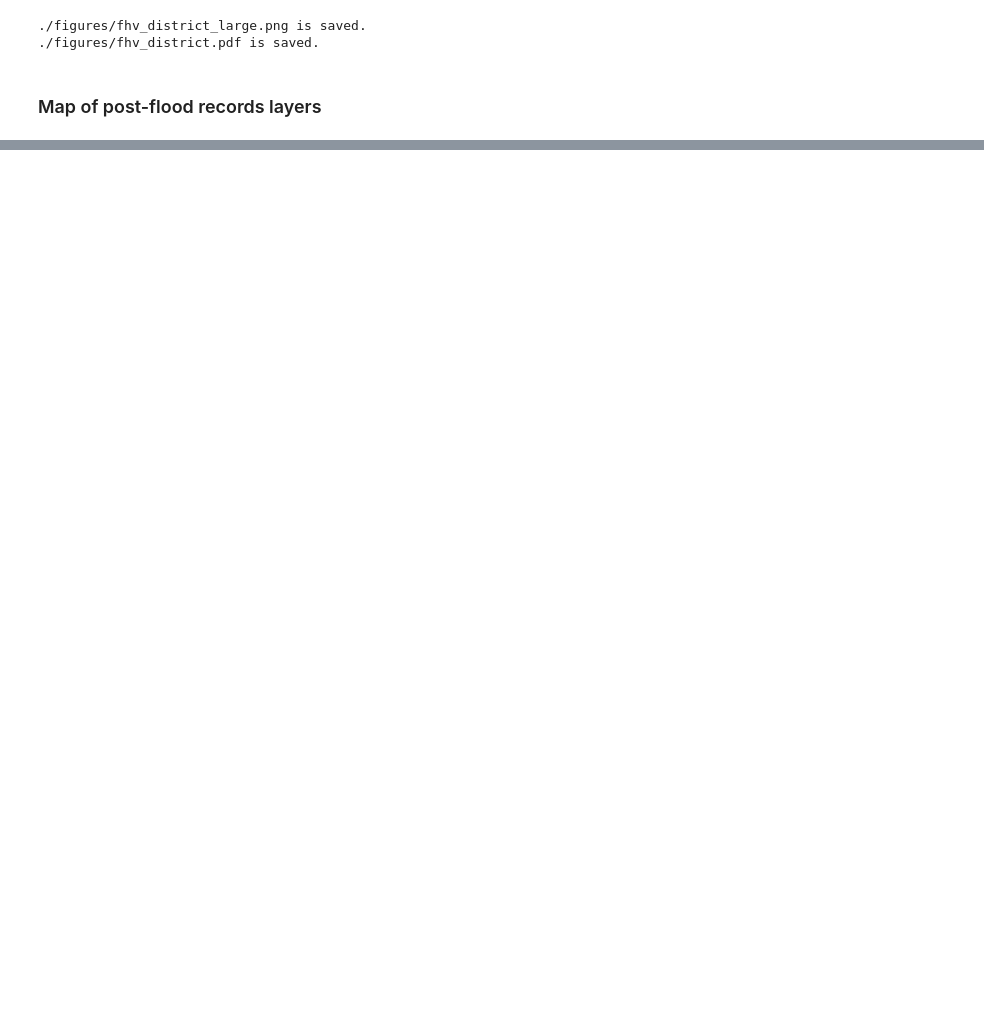
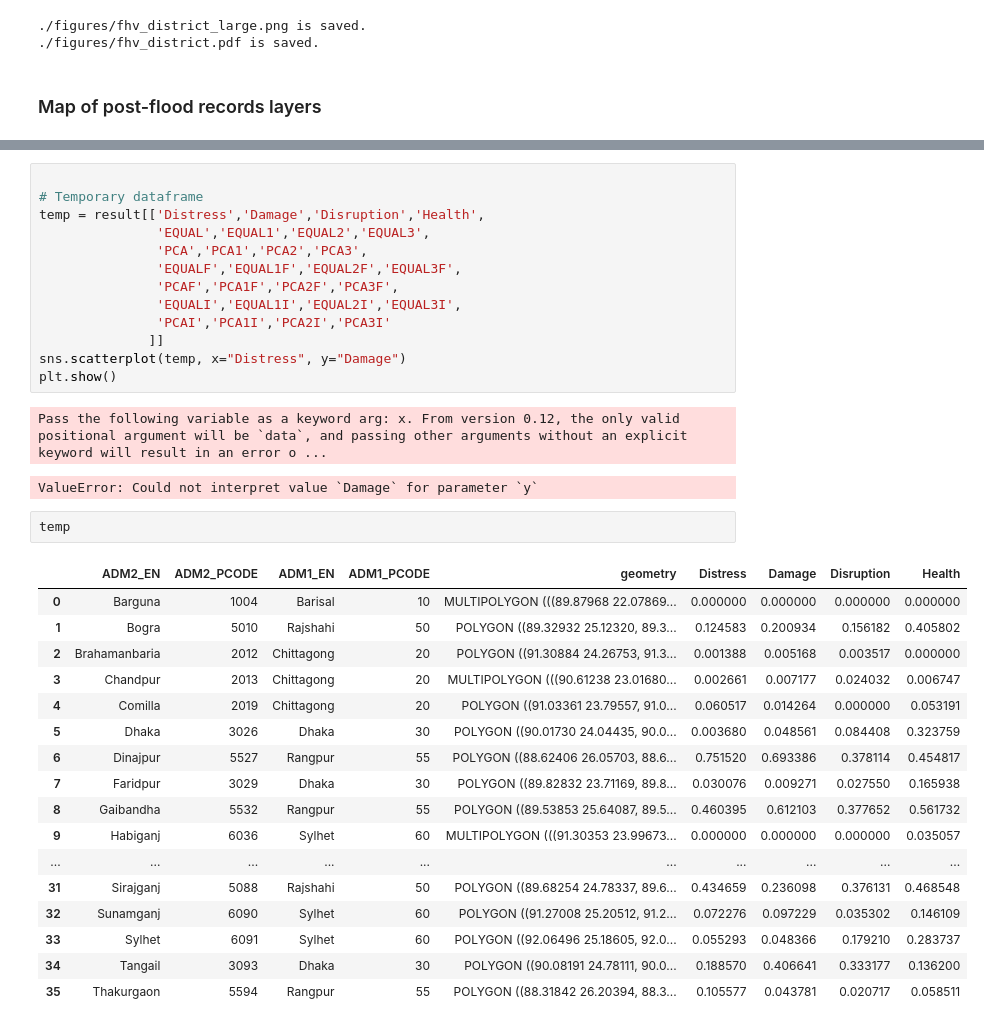
Before and after one commit to gnodnooh/VulnRiskImpact-BGD, a Jupyter notebook: 03_FHV_Assessment2.ipynb, the cells around one changed output, grey strips where cells are left out. Cells and saved outputs as stored; diff of their text form; blank space fills up the shorter version.

```diff
--- a/03_FHV_Assessment2.ipynb
+++ b/03_FHV_Assessment2.ipynb
@@ -794,0 +812,36 @@ if True:
+# %%
+
+# Temporary dataframe
+temp = result[['Distress','Damage','Disruption','Health',
+               'EQUAL','EQUAL1','EQUAL2','EQUAL3',
+               'PCA','PCA1','PCA2','PCA3',
+               'EQUALF','EQUAL1F','EQUAL2F','EQUAL3F',
+               'PCAF','PCA1F','PCA2F','PCA3F',
+               'EQUALI','EQUAL1I','EQUAL2I','EQUAL3I',
+               'PCAI','PCA1I','PCA2I','PCA3I'
+              ]]
+sns.scatterplot(temp, x="Distress", y="Damage")
+plt.show()
+# %% [output]
+Pass the following variable as a keyword arg: x. From version 0.12, the only valid positional argument will be `data`, and passing other arguments without an explicit keyword will result in an error o ...
+ValueError: Could not interpret value `Damage` for parameter `y`
+# %%
+temp
+# %% [output]
+|  | ADM2_EN | ADM2_PCODE | ADM1_EN | ADM1_PCODE | geometry | Distress | Damage | Disruption | Health |
+| 0 | Barguna | 1004 | Barisal | 10 | MULTIPOLYGON (((89.87968 22.07869... | 0.000000 | 0.000000 | 0.000000 | 0.000000 |
+| 1 | Bogra | 5010 | Rajshahi | 50 | POLYGON ((89.32932 25.12320, 89.3... | 0.124583 | 0.200934 | 0.156182 | 0.405802 |
+| 2 | Brahamanbaria | 2012 | Chittagong | 20 | POLYGON ((91.30884 24.26753, 91.3... | 0.001388 | 0.005168 | 0.003517 | 0.000000 |
+| 3 | Chandpur | 2013 | Chittagong | 20 | MULTIPOLYGON (((90.61238 23.01680... | 0.002661 | 0.007177 | 0.024032 | 0.006747 |
+| 4 | Comilla | 2019 | Chittagong | 20 | POLYGON ((91.03361 23.79557, 91.0... | 0.060517 | 0.014264 | 0.000000 | 0.053191 |
+| 5 | Dhaka | 3026 | Dhaka | 30 | POLYGON ((90.01730 24.04435, 90.0... | 0.003680 | 0.048561 | 0.084408 | 0.323759 |
+| 6 | Dinajpur | 5527 | Rangpur | 55 | POLYGON ((88.62406 26.05703, 88.6... | 0.751520 | 0.693386 | 0.378114 | 0.454817 |
+| 7 | Faridpur | 3029 | Dhaka | 30 | POLYGON ((89.82832 23.71169, 89.8... | 0.030076 | 0.009271 | 0.027550 | 0.165938 |
+| 8 | Gaibandha | 5532 | Rangpur | 55 | POLYGON ((89.53853 25.64087, 89.5... | 0.460395 | 0.612103 | 0.377652 | 0.561732 |
+| 9 | Habiganj | 6036 | Sylhet | 60 | MULTIPOLYGON (((91.30353 23.99673... | 0.000000 | 0.000000 | 0.000000 | 0.035057 |
+| ... | ... | ... | ... | ... | ... | ... | ... | ... | ... |
+| 31 | Sirajganj | 5088 | Rajshahi | 50 | POLYGON ((89.68254 24.78337, 89.6... | 0.434659 | 0.236098 | 0.376131 | 0.468548 |
+| 32 | Sunamganj | 6090 | Sylhet | 60 | POLYGON ((91.27008 25.20512, 91.2... | 0.072276 | 0.097229 | 0.035302 | 0.146109 |
+| 33 | Sylhet | 6091 | Sylhet | 60 | POLYGON ((92.06496 25.18605, 92.0... | 0.055293 | 0.048366 | 0.179210 | 0.283737 |
+| 34 | Tangail | 3093 | Dhaka | 30 | POLYGON ((90.08191 24.78111, 90.0... | 0.188570 | 0.406641 | 0.333177 | 0.136200 |
+| 35 | Thakurgaon | 5594 | Rangpur | 55 | POLYGON ((88.31842 26.20394, 88.3... | 0.105577 | 0.043781 | 0.020717 | 0.058511 |
```
Also changed, not shown: parts of 8 cells of this notebook, 8 other files.
